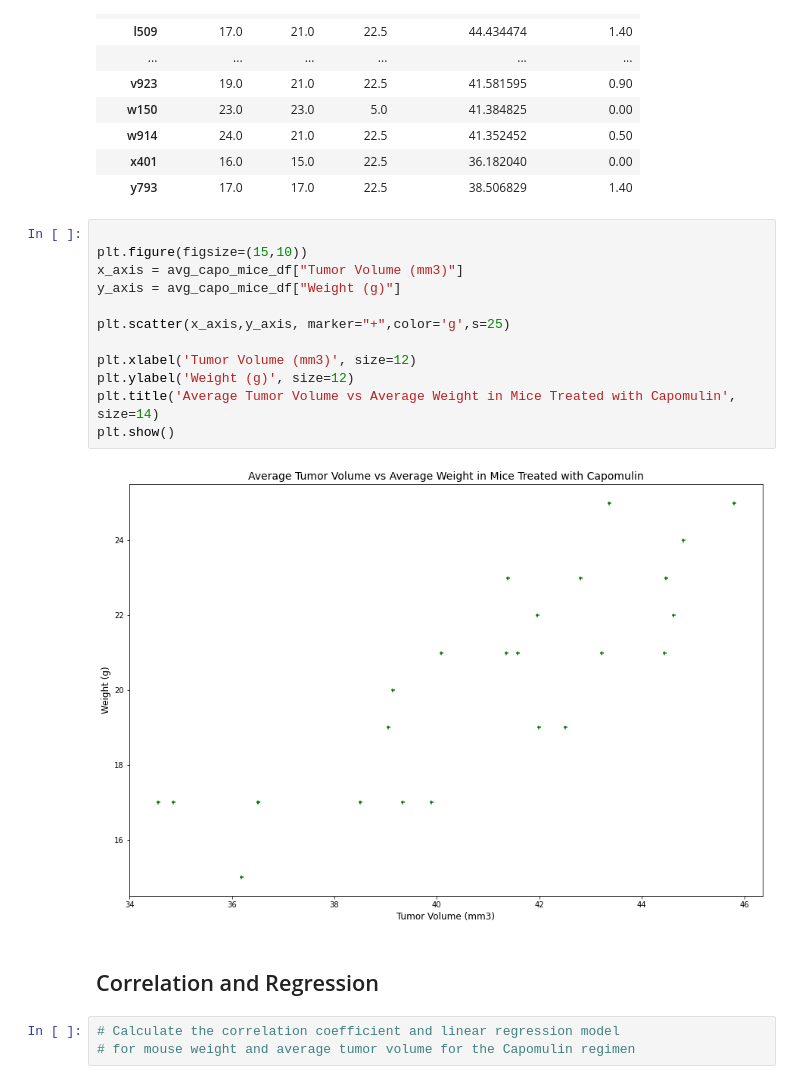
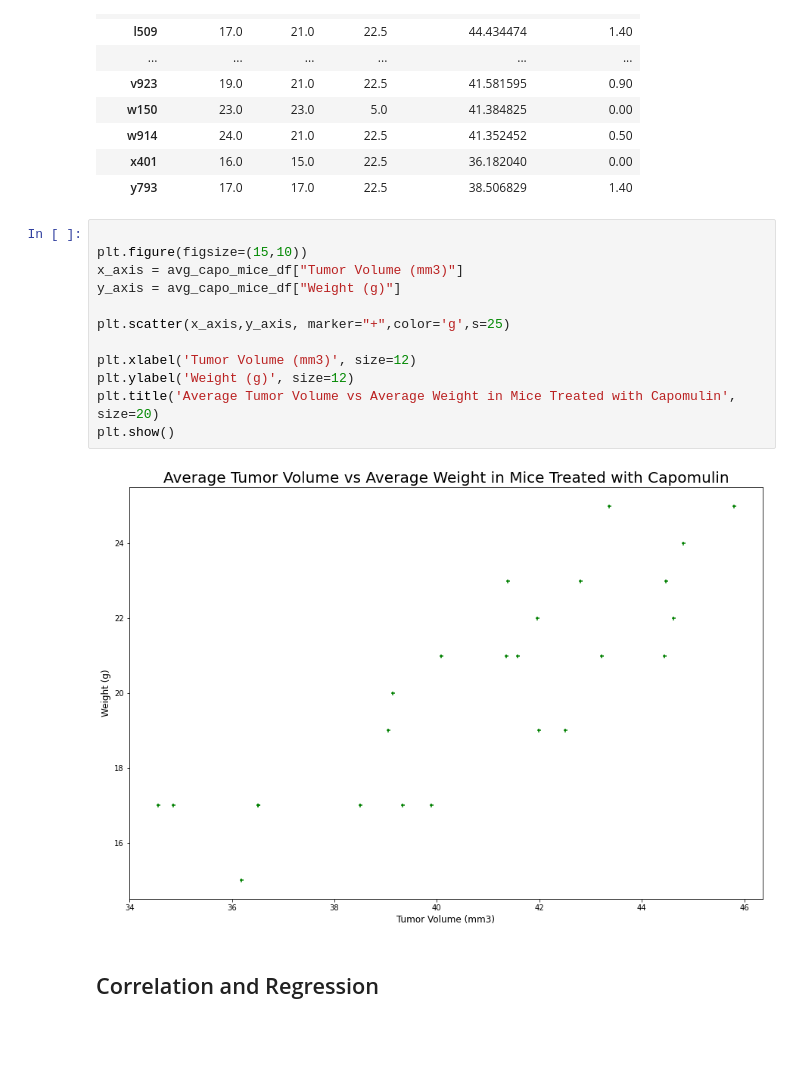
Before and after one commit to rromang/matplotlib, a Jupyter notebook: Pymaceuticals/pymaceuticals_starter.ipynb, the cells around one changed output. Drawn from its saved outputs; the diff is of its cells as text; blank space fills up the shorter version.

Commit message:
all plots completed

```diff
--- a/Pymaceuticals/pymaceuticals_starter.ipynb
+++ b/Pymaceuticals/pymaceuticals_starter.ipynb
@@ -485,19 +485,16 @@ avg_capo_mice_df
 # %%
 
 plt.figure(figsize=(15,10))
 x_axis = avg_capo_mice_df["Tumor Volume (mm3)"]
 y_axis = avg_capo_mice_df["Weight (g)"]
 
 plt.scatter(x_axis,y_axis, marker="+",color='g',s=25)
 
 plt.xlabel('Tumor Volume (mm3)', size=12)
 plt.ylabel('Weight (g)', size=12)
-plt.title('Average Tumor Volume vs Average Weight in Mice Treated with Capomulin', size=14)
+plt.title('Average Tumor Volume vs Average Weight in Mice Treated with Capomulin', size=20)
 plt.show()
 # %% [output]
-[figure, old version]
+[figure, new version]
 # %% [markdown]
 ## Correlation and Regression
-# %%
-# Calculate the correlation coefficient and linear regression model
-# for mouse weight and average tumor volume for the Capomulin regimen
```
Also changed, not shown: parts of 2 cells of this notebook.
